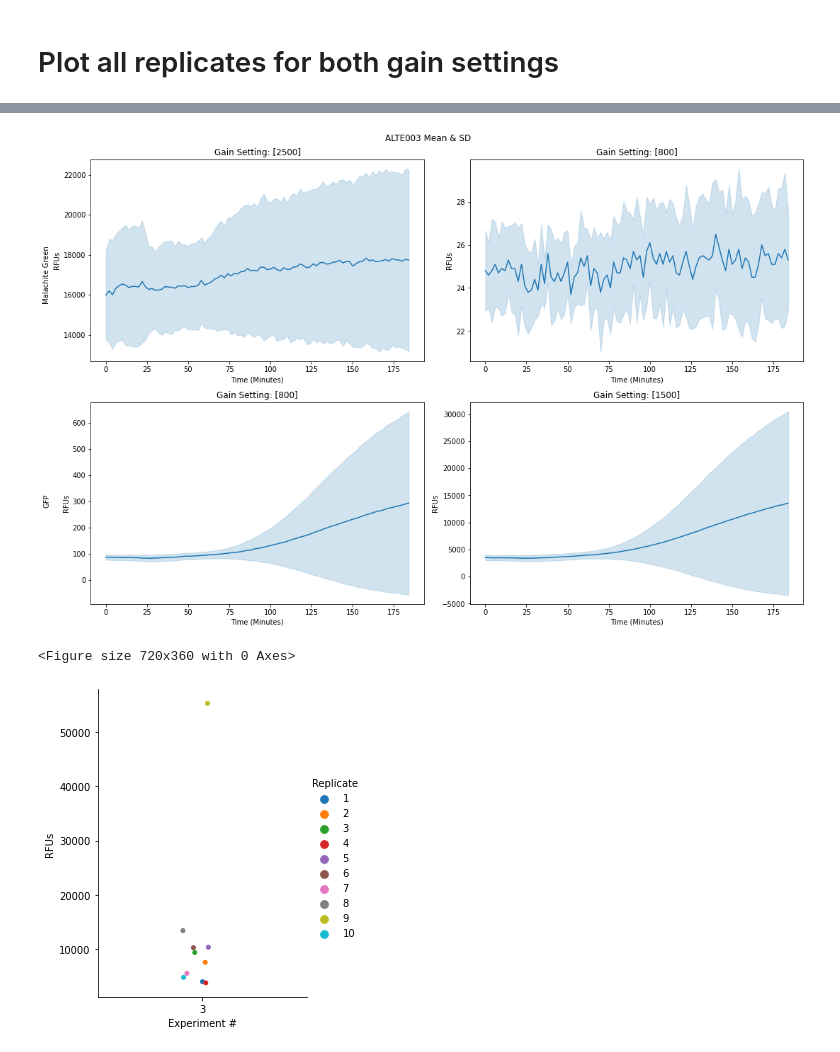
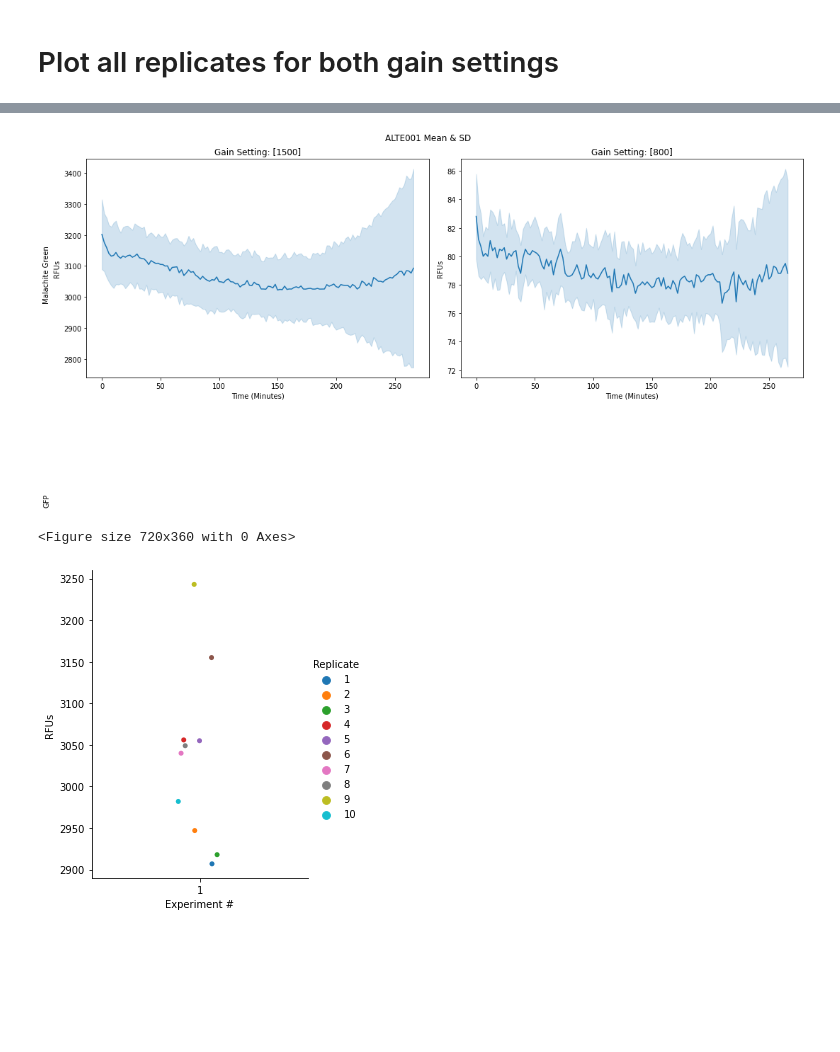
Before and after one commit to aperkins19/NLLAB_OT2_PURE, a Jupyter notebook: Technical_error_active_learning/Analysis_directory/src/data_preprocessing/cfps_2_individual_experiment_plotting.ipynb, the cells around one changed output, grey strips where cells are left out. Cells and saved outputs as stored; diff of their text form; code cells hidden in the pictures; blank space fills up the shorter version.

```diff
--- a/Technical_error_active_learning/Analysis_directory/src/data_preprocessing/cfps_2_individual_experiment_plotting.ipynb
+++ b/Technical_error_active_learning/Analysis_directory/src/data_preprocessing/cfps_2_individual_experiment_plotting.ipynb
@@ -31,7 +31,7 @@ def print_all_df(df):
 # %% [markdown]
 # Define Prefix of which experiment to analyse
 # %%
-prefix = "ALTE003"
+prefix = "ALTE001"
 # %%
 # navigate into tidy_data_files and make a list of all files
 
@@ -181,36 +181,36 @@ for i, product in enumerate(product_list):
 
         plot_counter += 1
 
 fig.text(0.001, 0.65, 'Malachite Green', ha='center', rotation="vertical")
 fig.text(0.001, 0.25, 'GFP', ha='center', rotation="vertical")
 
 fig.suptitle(prefix+ " Mean & SD")
 fig.tight_layout()
 
 
 
 ##### Save fig
 
 
-path = "/src/data/plots/"
+path = "/app/data/plots/"
 
 # make directory for sticking the output in
 if os.path.isdir(path) == False:
     os.mkdir(path, mode=0o777)
 
 
 #navigate to tidy_data_files
 os.chdir(path)
 
 plt.savefig(prefix+"_mean_sd.png")
 
 
 #navigate home for neatness
-os.chdir('/src')
+os.chdir('/app')
 
 plt.show()
 # %% [output]
-[figure, old version]
+[figure, new version]
 # %%
 GFP = all_gain_data[all_gain_data["Expression Product"] == "GFP"]
 
@@ -244,7 +244,7 @@ fig.tight_layout()
 ##### Save fig
 
 
-path = "/src/data/plots/"
+path = "/app/data/plots/"
 
 # make directory for sticking the output in
 if os.path.isdir(path) == False:
@@ -258,12 +258,12 @@ plt.savefig(prefix+"_vertical_scatter_plot.png")
 
 
 #navigate home for neatness
-os.chdir('/src')
+os.chdir('/app')
 
 plt.show()
 # %% [output]
 <Figure size 720x360 with 0 Axes>
-[figure, old version]
+[figure, new version]
 # %%
 fig = plt.figure(figsize=(5,5))
 
```
Also changed, not shown: parts of 5 cells of this notebook.
